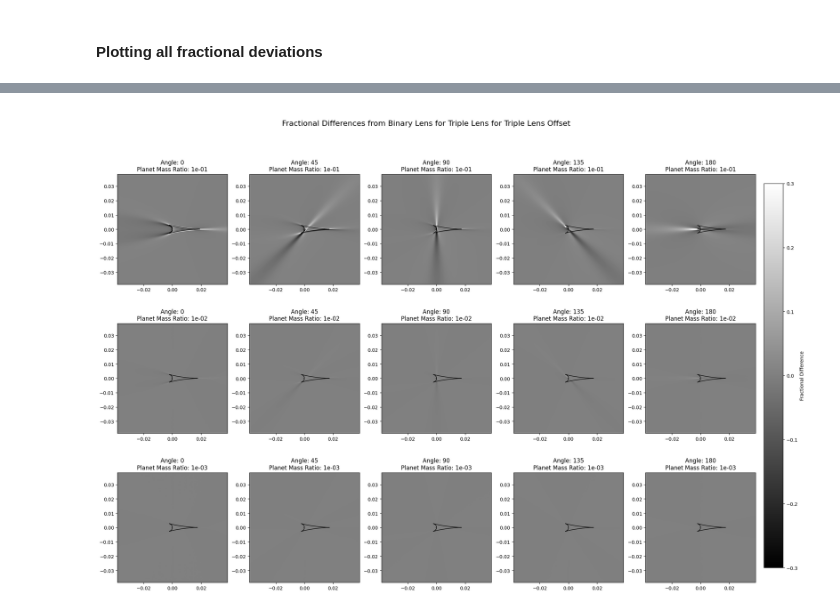
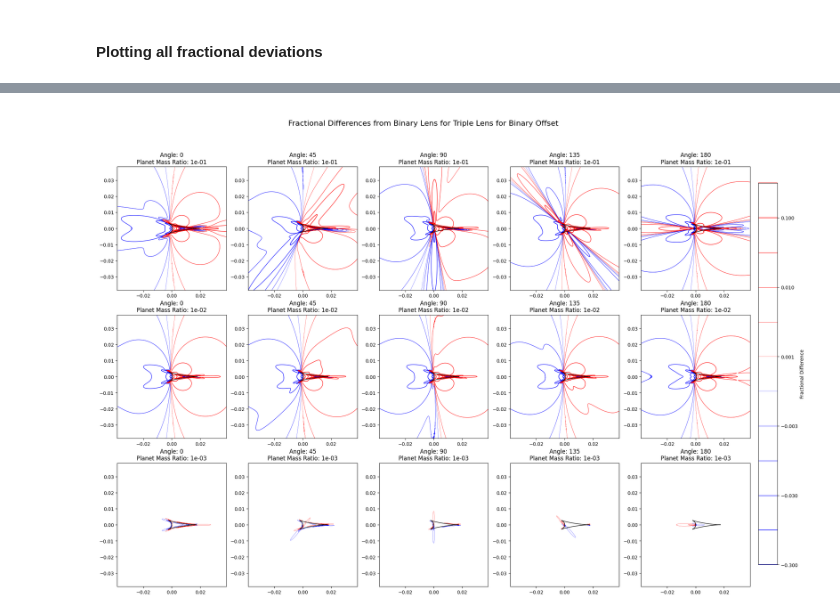
Before and after one commit to saividyud/NBLens, a Jupyter notebook: Unity Analysis/collection_08.ipynb, the cells around one changed output, grey strips where cells are left out. Cells and saved outputs as stored; diff of their text form; code cells hidden in the pictures.

```diff
--- a/Unity Analysis/collection_08.ipynb
+++ b/Unity Analysis/collection_08.ipynb
@@ -285,34 +377,36 @@ plt.show()
-# %%
-fig = plt.figure(figsize=(24, 16))
-all_axes = fig.subplots(3, 5)
-axes = all_axes
-
-fig.suptitle('\nFractional Differences from Binary Lens for Triple Lens for Triple Lens Offset', fontsize=16)
-
-flat_ind = 0
-for i, row in enumerate(axes):
-    for j, ax in enumerate(row):
-        ax.set_title(f'Angle: {alphas[j]}\nPlanet Mass Ratio: {(pmrs[i]):.0e}')
-
-        caustic_points = all_caustic_points[flat_ind]
-        for caustic in caustic_points:
-            ax.plot(caustic[0], caustic[1], color='black', linewidth=1, zorder=10)
-
-        img = ax.imshow(fractional_deviation_binary[flat_ind], cmap='gray', extent=[-ang_width/2, ang_width/2, -ang_width/2, ang_width/2], vmin=-0.3, vmax=0.3)
-
-        ax.set_xlim(-ang_width/2, ang_width/2)
-        ax.set_ylim(-ang_width/2, ang_width/2)
-
-        flat_ind += 1
-
-cbar_ax = fig.add_axes([0.92, 0.15, 0.02, 0.7])
-cbar_ax.axis('off')
-
-bar = fig.colorbar(img, ax=cbar_ax, location='right', fraction=1.5, aspect=20)
-bar.set_label('Fractional Difference')
-
-fig.savefig('Fractional Difference Colormaps Triple Offset.png', dpi=500)
-
-plt.show()
-# %% [output]
-[figure, removed]
+# %%
+fig = plt.figure(figsize=(24, 16))
+all_axes = fig.subplots(3, 5)
+axes = all_axes
+
+fig.suptitle('\nFractional Differences from Binary Lens for Triple Lens for Binary Offset', fontsize=16)
+
+for i, row in enumerate(axes):
+    for j, ax in enumerate(row):
+        ax.set_title(f'Angle: {betas[j]}\nPlanet Mass Ratio: {(pmrs[i]):.0e}')
+
+        caustic_points = all_caustic_points_binary_offset[i][j]
+        for caustic in caustic_points:
+            ax.plot(caustic[0], caustic[1], color='black', linewidth=1, zorder=10)
+
+        img = ax.contour(single_lens.X_pix, single_lens.Y_pix, np.flip(fractional_deviation_binary_binary_offset[i, j], axis=0),
+                levels=[-0.30, -0.10, -0.03, -0.01, -0.003, -0.001, 0.001, 0.003, 0.01, 0.03, 0.10, 0.30],
+                colors=['blue', 'blue', 'blue', 'blue', 'blue', 'blue', 'red', 'red', 'red', 'red', 'red', 'red'],
+                linewidths=[1.3, 1.1, 0.9, 0.7, 0.5, 0.3, 0.3, 0.5, 0.7, 0.9, 1.1, 1.3],
+                zorder=0
+        )
+
+        ax.set_xlim(-ang_width/2, ang_width/2)
+        ax.set_ylim(-ang_width/2, ang_width/2)
+
+cbar_ax = fig.add_axes([0.92, 0.15, 0.02, 0.7])
+cbar_ax.axis('off')
+
+bar = fig.colorbar(img, ax=cbar_ax, location='right', fraction=1.5, aspect=20)
+bar.set_label('Fractional Difference')
+
+# fig.savefig('Fractional Difference Contours CM Offset.png', dpi=500)
+
+plt.show()
+# %% [output]
+[figure, added]
```
Also changed, not shown: parts of 26 cells of this notebook, 12 other files.
